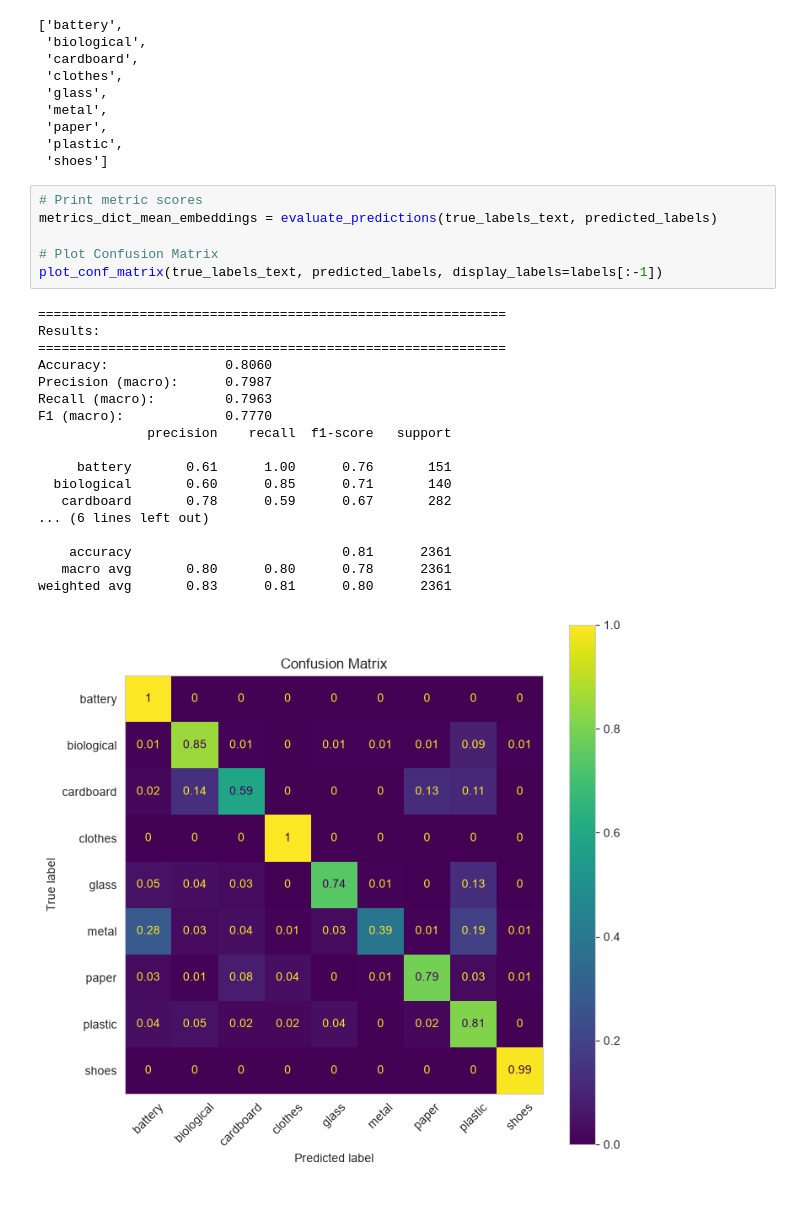
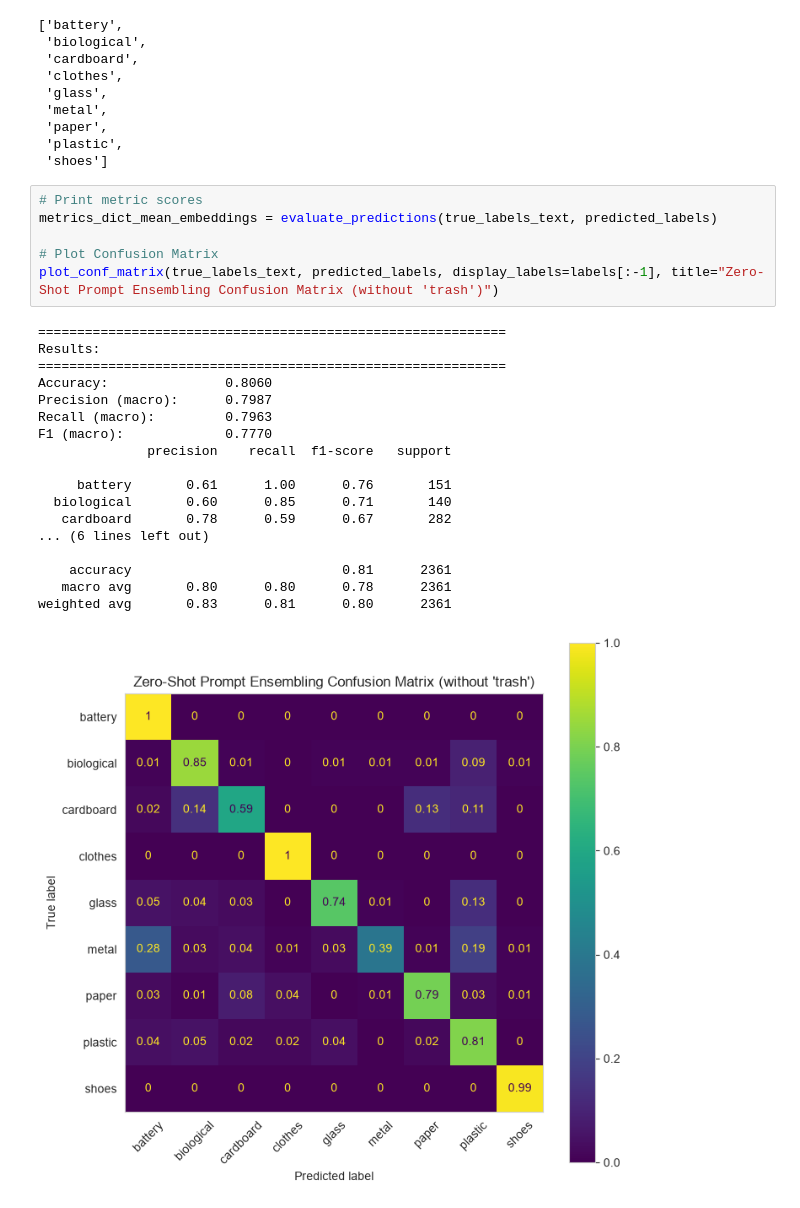
Before and after one commit to Nello-pn/trashCLIP, a Jupyter notebook: CLIP_ZeroShot.ipynb, the cells around one changed output. Cells and saved outputs as stored; diff of their text form.

Commit message:
Adjust titles for confusion matrices in Zero shot and linear probe

```diff
--- a/CLIP_ZeroShot.ipynb
+++ b/CLIP_ZeroShot.ipynb
@@ -526,25 +526,25 @@ sorted
 # %%
 # Print metric scores
 metrics_dict_mean_embeddings = evaluate_predictions(true_labels_text, predicted_labels)
 
 # Plot Confusion Matrix
-plot_conf_matrix(true_labels_text, predicted_labels, display_labels=labels[:-1])
+plot_conf_matrix(true_labels_text, predicted_labels, display_labels=labels[:-1], title="Zero-Shot Prompt Ensembling Confusion Matrix (without 'trash')")
 # %% [output]
 ============================================================
 Results:
 ============================================================
 Accuracy:               0.8060
 Precision (macro):      0.7987
 Recall (macro):         0.7963
 F1 (macro):             0.7770
               precision    recall  f1-score   support
 
      battery       0.61      1.00      0.76       151
   biological       0.60      0.85      0.71       140
    cardboard       0.78      0.59      0.67       282
 ... (6 lines left out)
 
     accuracy                           0.81      2361
    macro avg       0.80      0.80      0.78      2361
 weighted avg       0.83      0.81      0.80      2361
-[figure, old version]
+[figure, new version]
```
Also changed, not shown: parts of 3 cells of this notebook, 1 other file.
